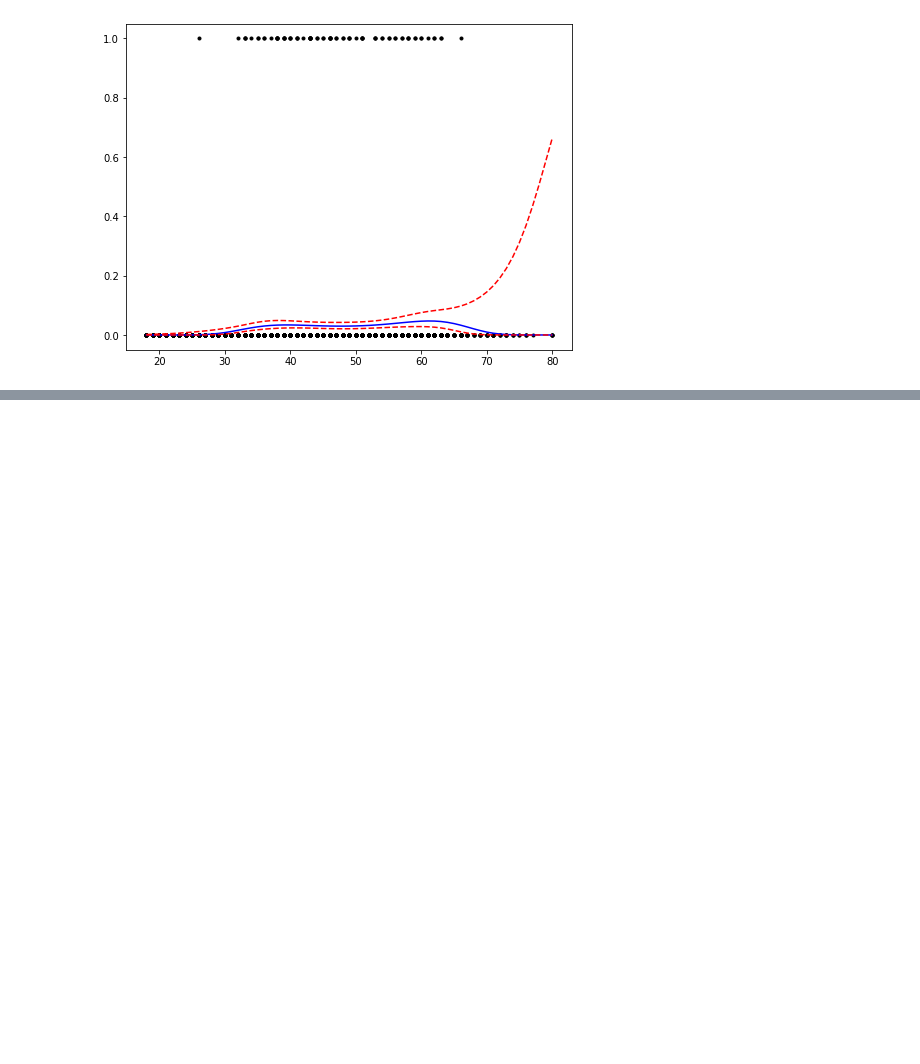
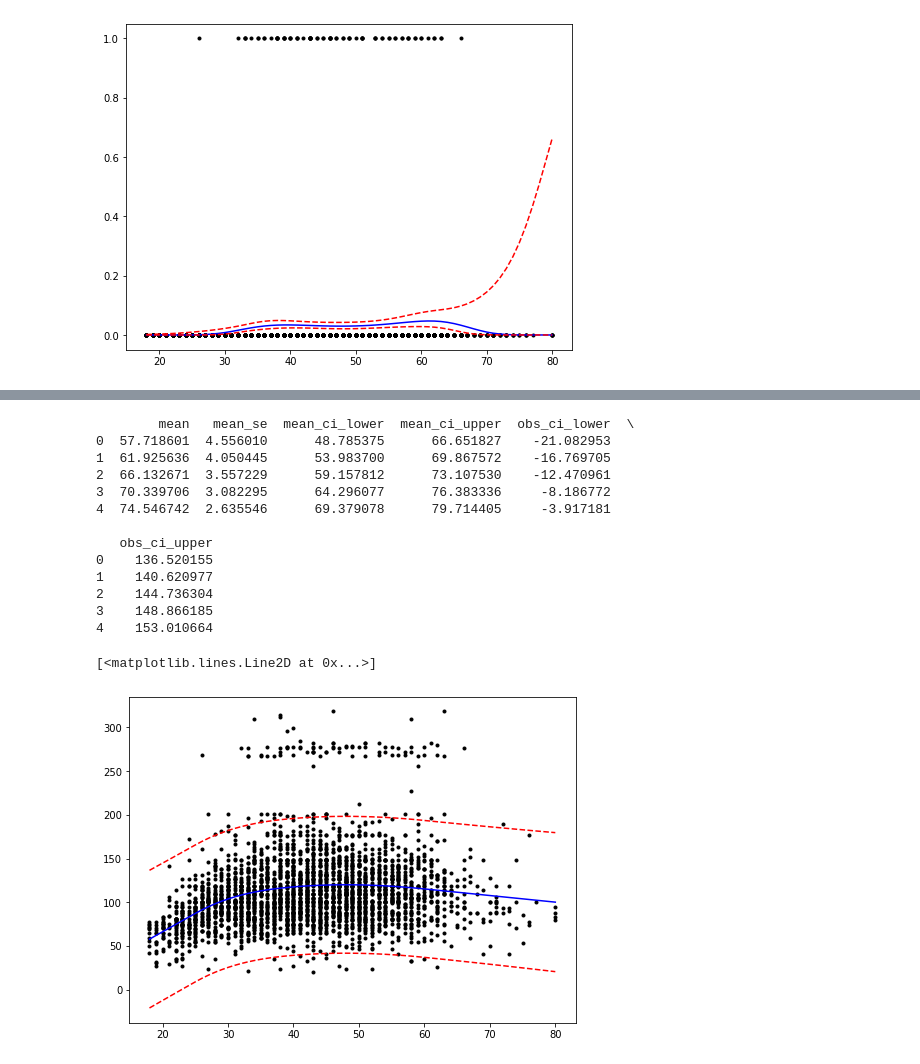
Before and after one commit to 12tqian/machine-learning, a Jupyter notebook: isl/non-linear-modeling.ipynb, the cells around one changed output, grey strips where cells are left out. Drawn from its saved outputs; the diff is of its cells as text; code cells hidden in the pictures; blank space fills up the shorter version.

Commit message:
finish non-linear

```diff
--- a/isl/non-linear-modeling.ipynb
+++ b/isl/non-linear-modeling.ipynb
@@ -143,4 +147,14 @@ Notes:
 [2] The smallest eigenvalue is 1.29e-27. This might indicate that there are
 strong multicollinearity problems or that the design matrix is singular.
 # %%
-# splines
+# splines, i'm confused why we have one less basis function here tho :/
+# currently this is a natural spline
+transformer = SplineTransformer(
+    degree=3,
+    knots=np.array([25, 40, 60]).reshape((-1, 1)),
+    include_bias=True,
+    extrapolation='linear' # change this to continue to get a non natural spline
+)
+spline_x = transformer.fit_transform(x)
+spline_res = sm.OLS(y, spline_x).fit()
+spline_res.summary()
@@ -146,0 +184,33 @@ strong multicollinearity problems or that the design matrix is singular.
+# %%
+spline_pred = spline_res.get_prediction(transformer.transform(test_data))
+spline_sf = spline_pred.summary_frame()
+print(spline_sf.head())
+
+spline_lower = spline_sf['obs_ci_lower']
+spline_upper = spline_sf['obs_ci_upper']
+spline_mean = spline_sf['mean']
+
+# prediction intervals are where a prediction will probably fall within a certain probability
+
+# plot prediction intervals
+fig, ax = plt.subplots(figsize=(8, 6))
+ax.plot(x, y, 'k.', label='Test Data')
+ax.plot(test_data, spline_mean, 'b', label='OLS')
+ax.plot(test_data, spline_lower, "r--")
+ax.plot(test_data, spline_upper, "r--")
+# %% [output]
+        mean   mean_se  mean_ci_lower  mean_ci_upper  obs_ci_lower  \
+0  57.718601  4.556010      48.785375      66.651827    -21.082953
+1  61.925636  4.050445      53.983700      69.867572    -16.769705
+2  66.132671  3.557229      59.157812      73.107530    -12.470961
+3  70.339706  3.082295      64.296077      76.383336     -8.186772
+4  74.546742  2.635546      69.379078      79.714405     -3.917181
+
+   obs_ci_upper
+0    136.520155
+1    140.620977
+2    144.736304
+3    148.866185
+4    153.010664
+[<matplotlib.lines.Line2D at 0x...>]
+[figure, added]
```
Also changed, not shown: parts of 6 cells of this notebook.
